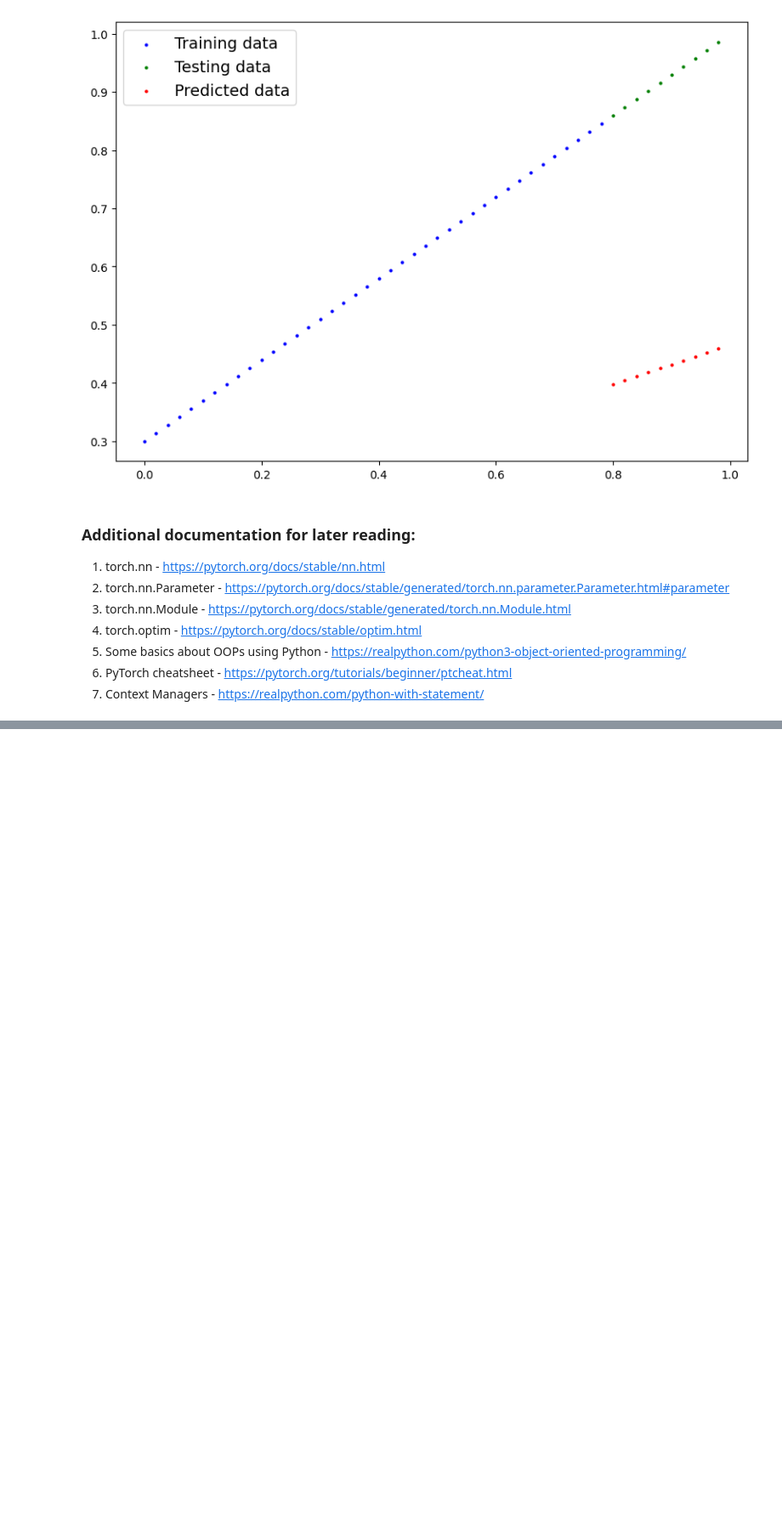
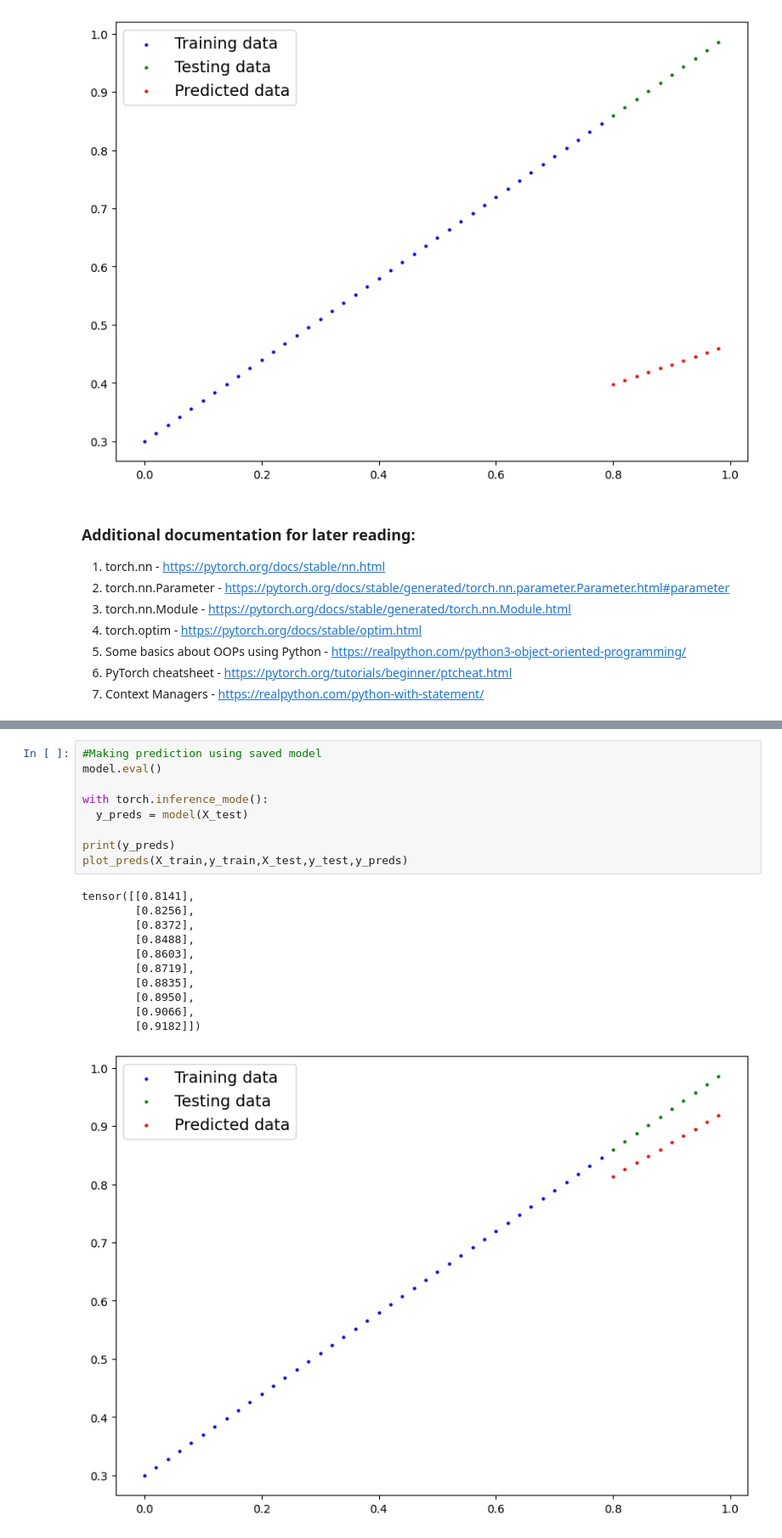
Before and after one commit to akshayavb99/pytorch-examples, a Jupyter notebook: zero-to-mastery-pytorch/01_pytorch_workflow_fundamentals.ipynb, the cells around one changed output, grey strips where cells are left out. Shown at 85% size. Drawn from its saved outputs; the diff is of its cells as text; blank space fills up the shorter version.

```diff
--- a/zero-to-mastery-pytorch/01_pytorch_workflow_fundamentals.ipynb
+++ b/zero-to-mastery-pytorch/01_pytorch_workflow_fundamentals.ipynb
@@ -159,0 +242,21 @@ tensor([[0.3982],
+# %%
+#Making prediction using saved model
+model.eval()
+
+with torch.inference_mode():
+  y_preds = model(X_test)
+
+print(y_preds)
+plot_preds(X_train,y_train,X_test,y_test,y_preds)
+# %% [output]
+tensor([[0.8141],
+        [0.8256],
+        [0.8372],
+        [0.8488],
+        [0.8603],
+        [0.8719],
+        [0.8835],
+        [0.8950],
+        [0.9066],
+        [0.9182]])
+[figure, added]
```
Also changed, not shown: parts of 5 cells of this notebook.
